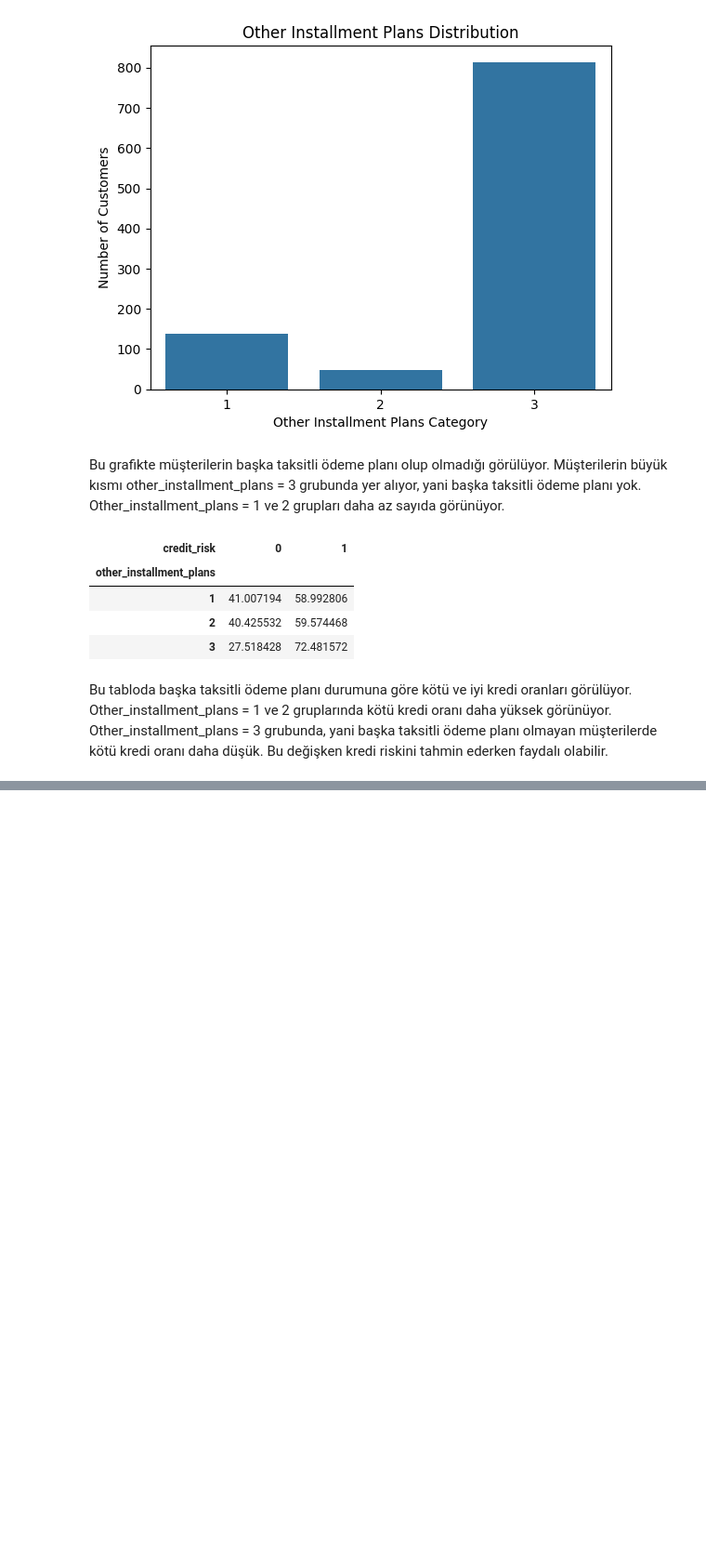
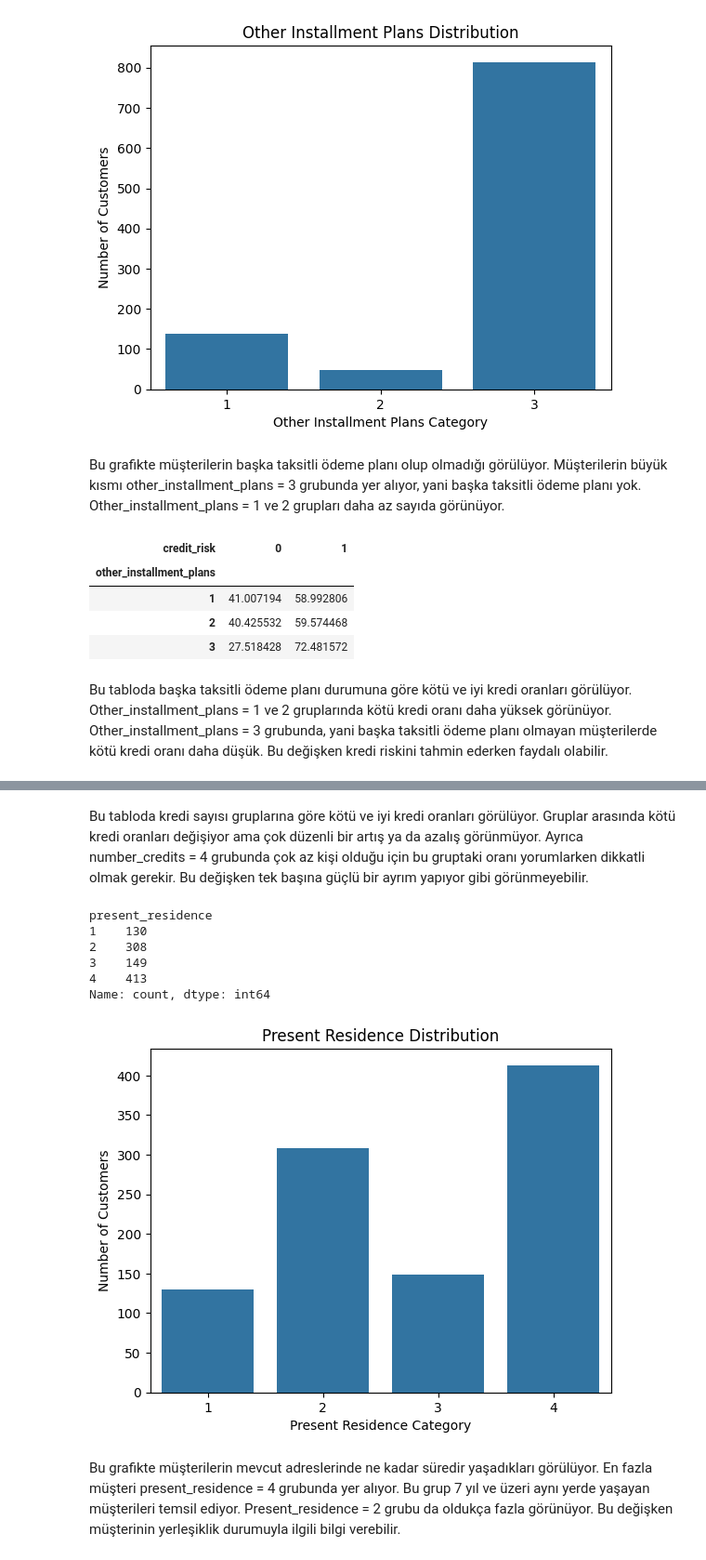
Before and after one commit to Esr1903/credit-risk-scoring-system, a Jupyter notebook: notebooks/02_veri_kesfi_ve_grafikler.ipynb, the cells around one changed output, grey strips where cells are left out. Shown at 93% size. Cells and saved outputs as stored; diff of their text form; code cells hidden in the pictures; blank space fills up the shorter version.

```diff
--- a/notebooks/02_veri_kesfi_ve_grafikler.ipynb
+++ b/notebooks/02_veri_kesfi_ve_grafikler.ipynb
@@ -746,0 +855,21 @@ Bu tabloda başka taksitli ödeme planı durumuna göre kötü ve iyi kredi oran
+# %% [markdown]
+Bu tabloda kredi sayısı gruplarına göre kötü ve iyi kredi oranları görülüyor. Gruplar arasında kötü kredi oranları değişiyor ama çok düzenli bir artış ya da azalış görünmüyor. Ayrıca number_credits = 4 grubunda çok az kişi olduğu için bu gruptaki oranı yorumlarken dikkatli olmak gerekir. Bu değişken tek başına güçlü bir ayrım yapıyor gibi görünmeyebilir.
+# %%
+df["present_residence"].value_counts().sort_index()
+# %% [output]
+present_residence
+1    130
+2    308
+3    149
+4    413
+Name: count, dtype: int64
+# %%
+sns.countplot(data=df, x="present_residence")
+plt.title("Present Residence Distribution")
+plt.xlabel("Present Residence Category")
+plt.ylabel("Number of Customers")
+plt.show()
+# %% [output]
+[figure, added]
+# %% [markdown]
+Bu grafikte müşterilerin mevcut adreslerinde ne kadar süredir yaşadıkları görülüyor. En fazla müşteri present_residence = 4 grubunda yer alıyor. Bu grup 7 yıl ve üzeri aynı yerde yaşayan müşterileri temsil ediyor. Present_residence = 2 grubu da oldukça fazla görünüyor. Bu değişken müşterinin yerleşiklik durumuyla ilgili bilgi verebilir.
```
Also changed, not shown: parts of 25 cells of this notebook.
